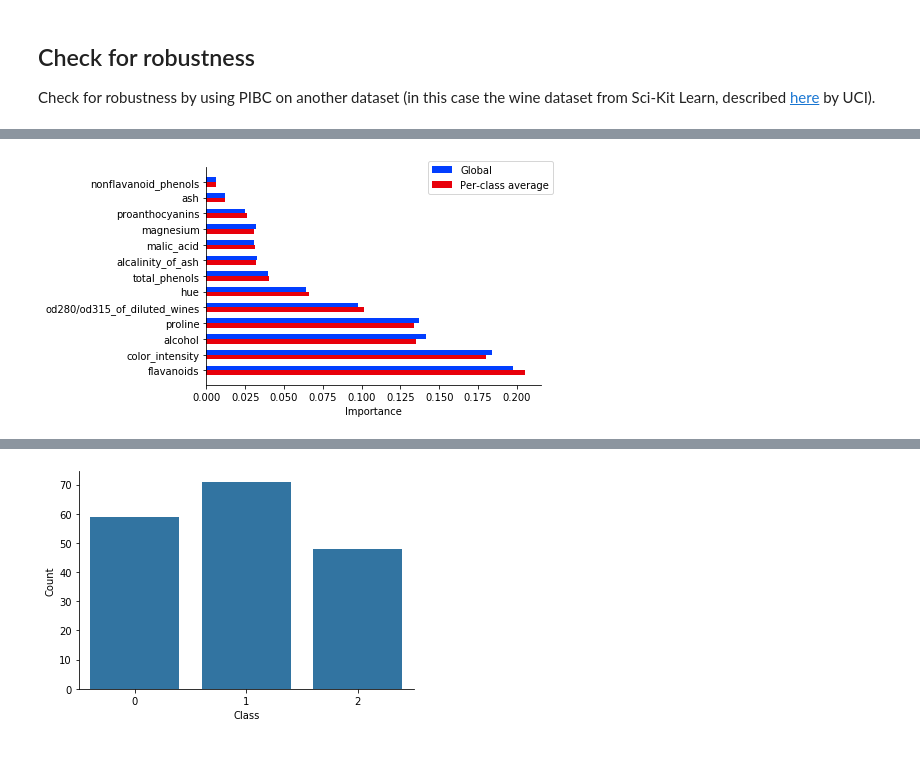
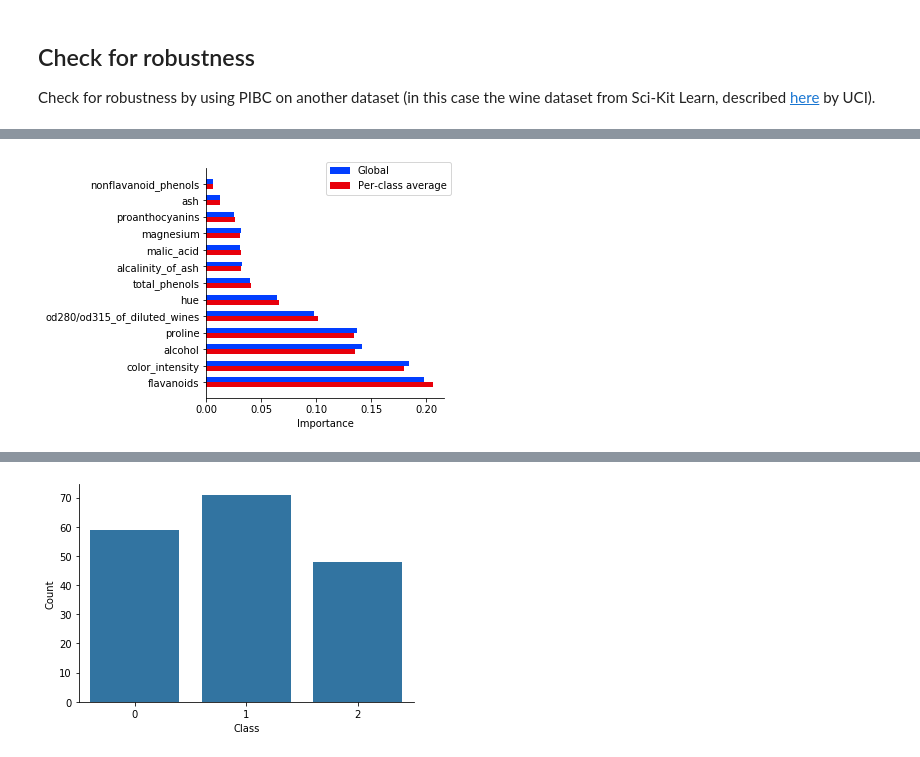
Before and after one commit to GiulioPr/Pcfi, a Jupyter notebook: 1_code/pibc-demo-v2.ipynb, the cells around one changed output, grey strips where cells are left out. Drawn from its saved outputs; the diff is of its cells as text; code cells hidden in the pictures.

```diff
--- a/1_code/pibc-demo-v2.ipynb
+++ b/1_code/pibc-demo-v2.ipynb
@@ -563,21 +552,24 @@ Model Accuracy: 100.0
 # %%
-fig, ax = plt.subplots()#figsize=(4,8))
+###GLOBAL VS PER-CLASS AVERAGE IMPORTANCE
+fig, ax = plt.subplots()
 global_importance = rf_clf.feature_importances_
-imp_mat = calcImportanceMatrix_v2(rf_clf)
+imp_mat = calcImportanceMatrix(rf_clf)
 mean_importance = np.mean(imp_mat, axis=0)
 imp_index = np.argsort(mean_importance)
 height = 0.3
 y_g = np.arange(len(imp_index))[::-1] + (height / 2.)
 y_m = np.arange(len(imp_index))[::-1] - (height / 2.)
 ax.barh(y=y_g, width=global_importance[imp_index], height=height,
         color=sns.color_palette('bright')[0], label='Global')
 ax.barh(y=y_m, width=mean_importance[imp_index], height=height,
         color=sns.color_palette('bright')[3], label='Per-class average')
 ax.set_xlabel('Importance')
 ax.set_yticks(np.arange(len(imp_index))[::-1])
 ax.set_yticklabels(np.array(wines.feature_names)[imp_index])
 ax.legend(bbox_to_anchor=(1.05, 1.05))
 sns.despine(fig=fig)
+fig.tight_layout()
 #fig.savefig(proj_dir+'/2_output/img/GO_log10p_bars.pdf', bbox_inches='tight')
+plt.show()
 # %% [output]
-[figure, old version]
+[figure, new version]
```
Also changed, not shown: parts of 24 cells of this notebook, 11 other files.
